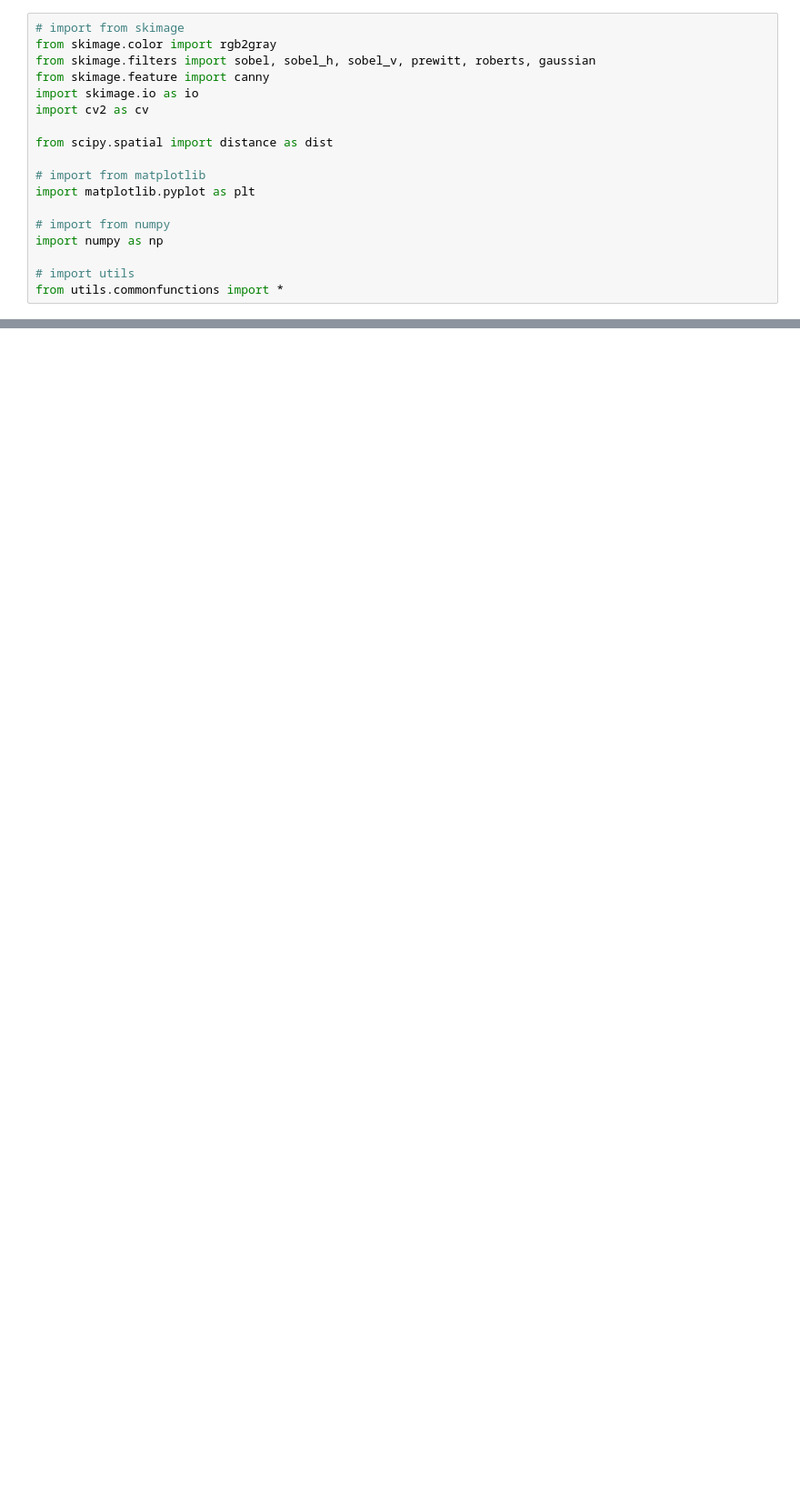
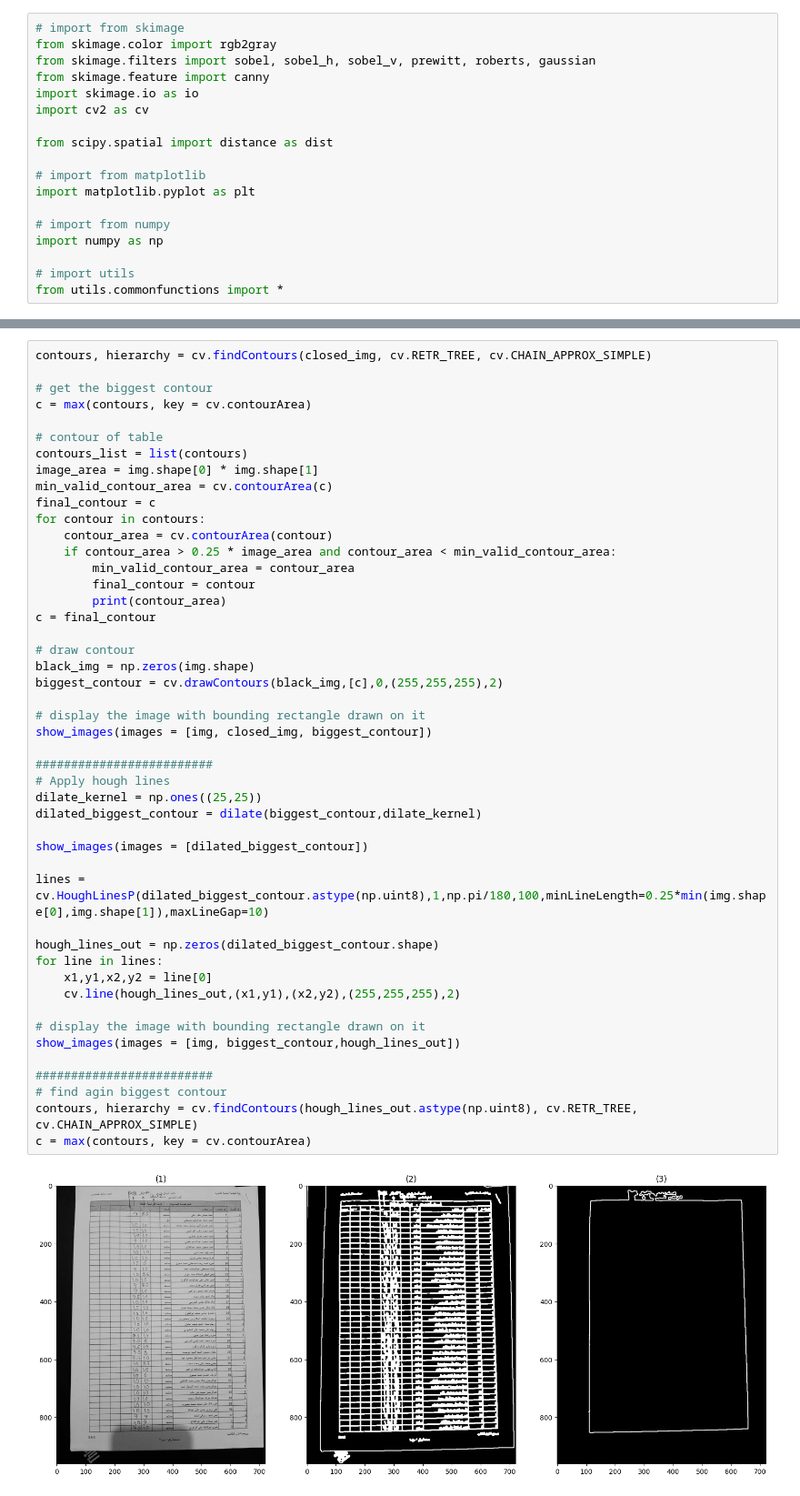
Before and after one commit to ZiadSheriif/Sa7a7LY, a Jupyter notebook: init.ipynb, the cells around one changed output, grey strips where cells are left out. Shown at 91% size. Drawn from its saved outputs; the diff is of its cells as text; blank space fills up the shorter version.

```diff
--- a/init.ipynb
+++ b/init.ipynb
@@ -82,0 +52,49 @@ show_images(images = [img, closed_img, biggest_contour])
+# %%
+contours, hierarchy = cv.findContours(closed_img, cv.RETR_TREE, cv.CHAIN_APPROX_SIMPLE)
+
+# get the biggest contour
+c = max(contours, key = cv.contourArea)
+
+# contour of table
+contours_list = list(contours)
+image_area = img.shape[0] * img.shape[1]
+min_valid_contour_area = cv.contourArea(c)
+final_contour = c
+for contour in contours:
+    contour_area = cv.contourArea(contour)
+    if contour_area > 0.25 * image_area and contour_area < min_valid_contour_area:
+        min_valid_contour_area = contour_area
+        final_contour = contour
+        print(contour_area)
+c = final_contour
+
+# draw contour
+black_img = np.zeros(img.shape)
+biggest_contour = cv.drawContours(black_img,[c],0,(255,255,255),2)
+
+# display the image with bounding rectangle drawn on it
+show_images(images = [img, closed_img, biggest_contour])
+
+#########################
+# Apply hough lines
+dilate_kernel = np.ones((25,25))
+dilated_biggest_contour = dilate(biggest_contour,dilate_kernel)
+
+show_images(images = [dilated_biggest_contour])
+
+lines = cv.HoughLinesP(dilated_biggest_contour.astype(np.uint8),1,np.pi/180,100,minLineLength=0.25*min(img.shape[0],img.shape[1]),maxLineGap=10)
+
+hough_lines_out = np.zeros(dilated_biggest_contour.shape)
+for line in lines:
+    x1,y1,x2,y2 = line[0]
+    cv.line(hough_lines_out,(x1,y1),(x2,y2),(255,255,255),2)
+
+# display the image with bounding rectangle drawn on it
+show_images(images = [img, biggest_contour,hough_lines_out])
+
+#########################
+# find agin biggest contour
+contours, hierarchy = cv.findContours(hough_lines_out.astype(np.uint8), cv.RETR_TREE, cv.CHAIN_APPROX_SIMPLE)
+c = max(contours, key = cv.contourArea)
+# %% [output]
+[figure, added]
```
Also changed, not shown: parts of 8 cells of this notebook.
